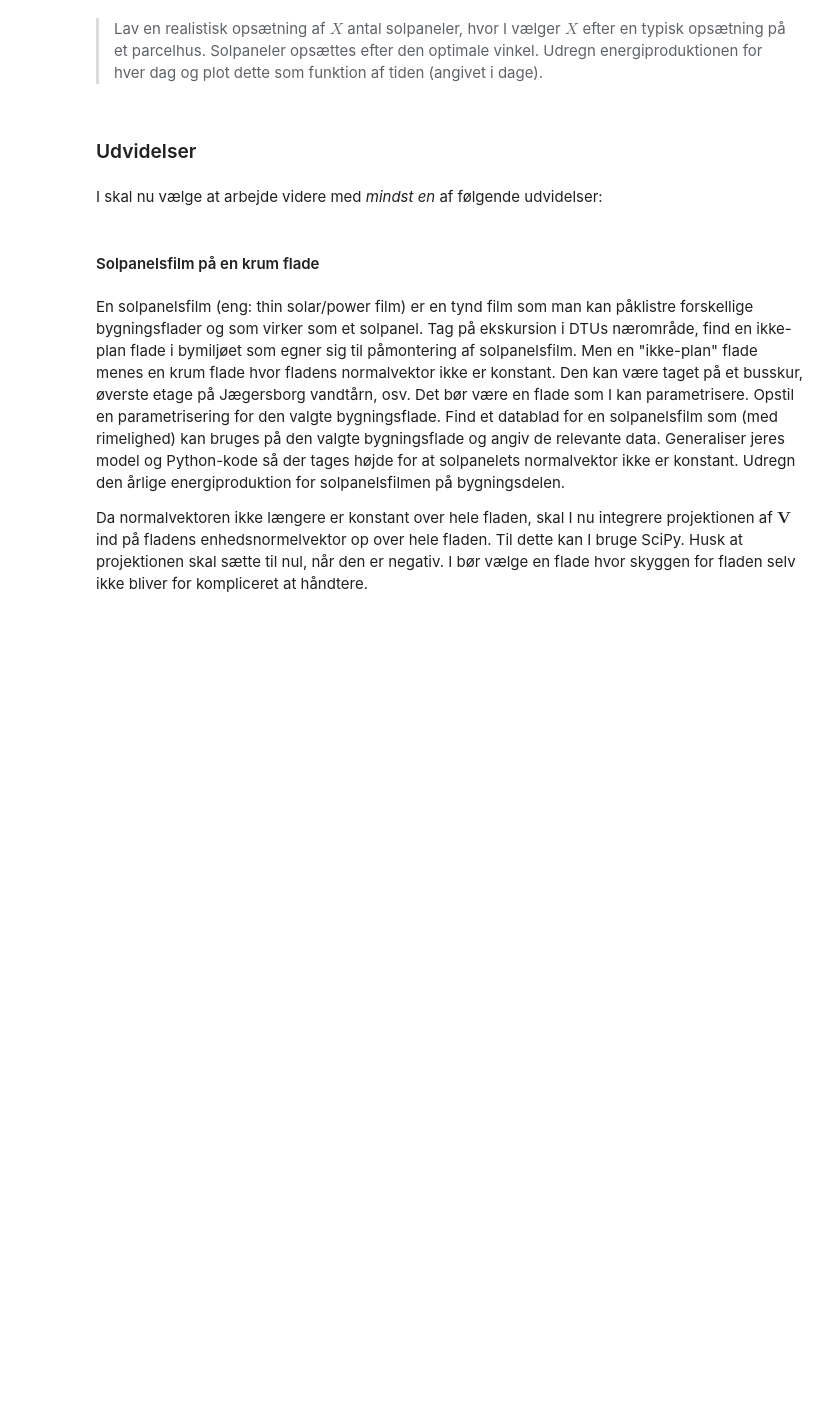
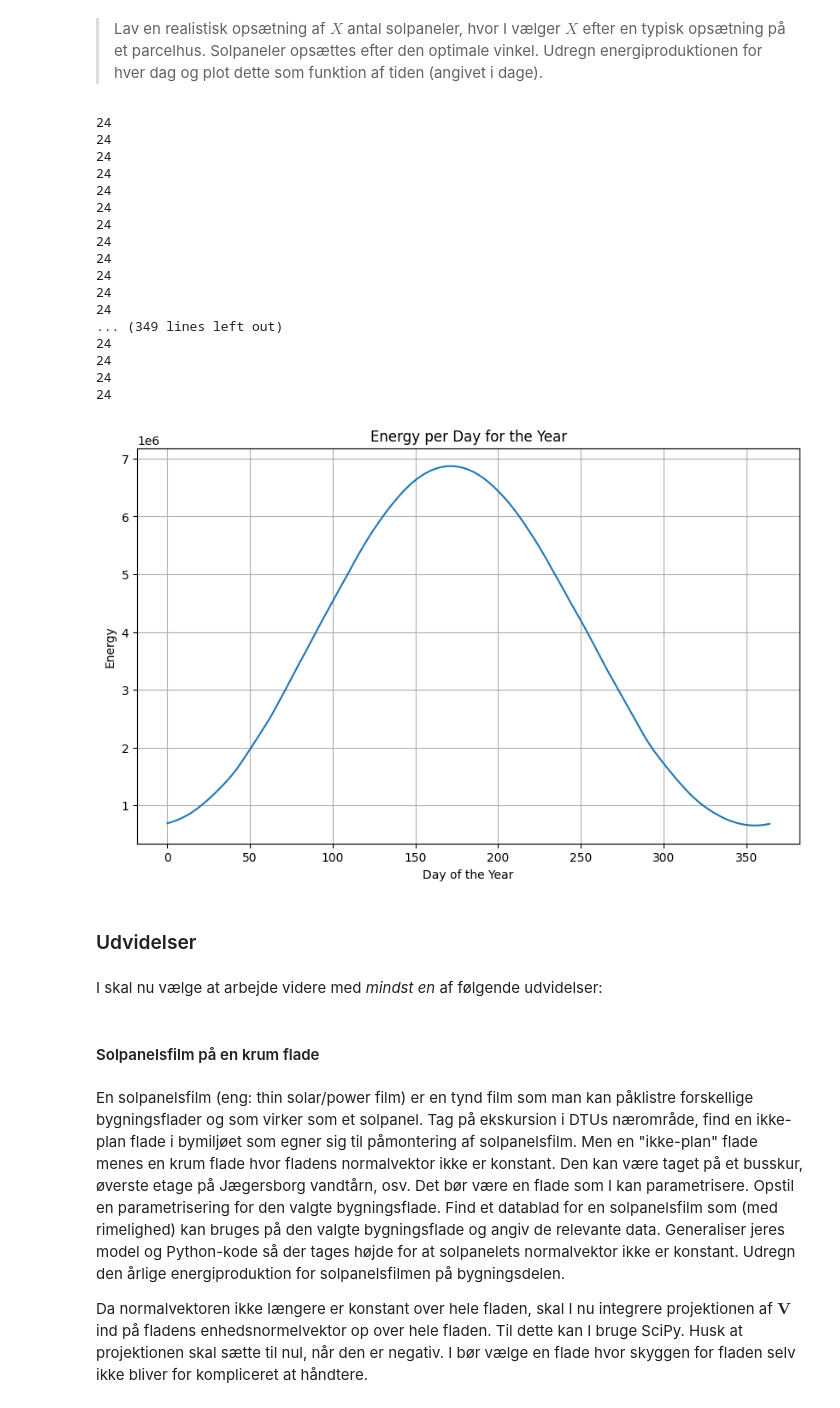
Before and after one commit to GabrielYassine/Solar-Panel-Optimizer, a Jupyter notebook: solpanel_projekt.ipynb, the cells around one changed output. Cells and saved outputs as stored; diff of their text form; code cells hidden in the pictures; blank space fills up the shorter version.

```diff
--- a/solpanel_projekt.ipynb
+++ b/solpanel_projekt.ipynb
@@ -392,8 +387,8 @@ u_p = Matrix([sin(theta_p) * cos(phi_p), sin(theta_p) * sin(phi_p), cos(theta_p)
 u_s = Matrix([sin(theta_s) * cos(phi_s), sin(theta_s) * sin(phi_s), cos(theta_s)])
 
 # Compute the dot product
-dot_product = u_s.dot(u_p)
-display(dot_product.simplify())
+dot_product_symbol = u_s.dot(u_p)
+display(dot_product_symbol.simplify())
 # %% [output]
 $\displaystyle \sin{\left(\theta_{p} \right)} \sin{\left(\theta_{s} \right)} \cos{\left(\phi_{p} - \phi_{s} \right)} + \cos{\left(\theta_{p} \right)} \cos{\left(\theta_{s} \right)}$
 # %% [markdown]
@@ -760,9 +759,8 @@ from scipy import integrate
 
 def calculate_energiproduktion(flux, dx_value):
     integral_value = integrate.simpson(flux, dx=dx_value)
-    udnyttet = integral_value * Solpanelets_Effektivitet_1100
-    udnyttet_kwH = udnyttet / 3600000
-    return integral_value, udnyttet, udnyttet_kwH
+    udnyttet_kwH = integral_value / 3600000
+    return integral_value, udnyttet_kwH
 
-calculate_energiproduktion(flux_list, 3600)
+calculate_energiproduktion(flux_list, 60)
 # %% [output]
@@ -772,14 +770,10 @@ calculate_energiproduktion(flux_list, 3600)
 # %% [markdown]
 > Peg solpanelet mod syd, dvs azimut-vinkel $\phi_p = 180^\circ$. Udregn energiproduktionen for den 20.april for hver *heltals* vinkel $\theta_p$ mellem 0 og 90 grader.
 # %%
-results = []
 for i in range(0, 91):
     flux_value = flux_calculator(0.5, 1100, Areal, theta_s, phi_s, np.deg2rad(i), np.deg2rad(180))
     print(f"{i}: ")
-    integral_value_result, udnyttet_result, udnyttet_kwH_result = calculate_energiproduktion(np.array(flux_value), 3600)
-    print(f"integral value: {integral_value_result} udnyttet result: {udnyttet_result} kwH: {udnyttet_kwH_result}")
-    results.append(udnyttet_result)
-
-results_np = np.array(results)
+    integral_value_result, udnyttet_kwH_result = calculate_energiproduktion(np.array(flux_value), 60)
+    print(f"integral value: {integral_value_result} kwH: {udnyttet_kwH_result}")
 # %% [output]
 0:
@@ -861,3 +917,48 @@ max_value, max_index
+# %%
+import numpy as np
+import matplotlib.pyplot as plt
+
+solpos = site.get_solarposition(times)
+x, y, z = solPos(np.array(solpos.zenith), np.array(solpos.azimuth))
+theta_s, phi_s = solVinkler(x, y, z)
+
+theta_s = np.deg2rad(theta_s)
+phi_s = np.deg2rad(phi_s)
+
+energi_day = []
+
+for i in range(0, len(theta_s), 24):
+    theta_subset = theta_s[i:i+24]
+    phi_subset = phi_s[i:i+24]
+    flux_list = flux_calculator(0.5, 1100, Areal, theta_subset, phi_subset, np.deg2rad(52s), np.deg2rad(180))
+    energi_day.append(calculate_energiproduktion(flux_list, 3600)[0])
+
+plt.figure(figsize=(10, 6))  # Create a new figure with a specific size (optional)
+plt.plot(energi_day)  # Plot the energy per day
+plt.title('Energy per Day for the Year')  # Set the title of the plot
+plt.xlabel('Day of the Year')  # Set the label for the x-axis
+plt.ylabel('Energy')  # Set the label for the y-axis
+plt.grid(True)  # Add a grid for easier visualization
+plt.show()  # Display the plot
+# %% [output]
+24
+24
+24
+24
+24
+24
+24
+24
+24
+24
+24
+24
+... (349 lines left out)
+24
+24
+24
+24
+[figure, added]
 # %% [markdown]
 ### Udvidelser
 # %% [markdown]
```
Also changed, not shown: parts of 10 cells of this notebook, 1 other file.
